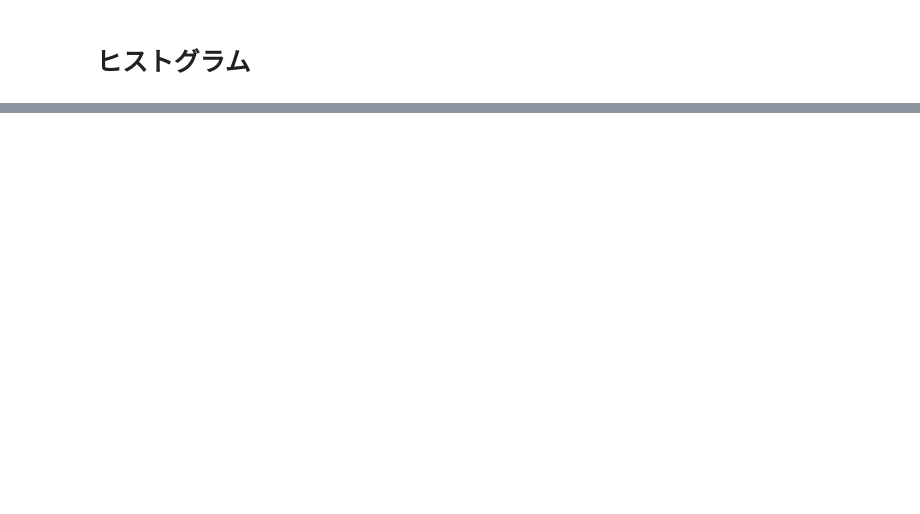
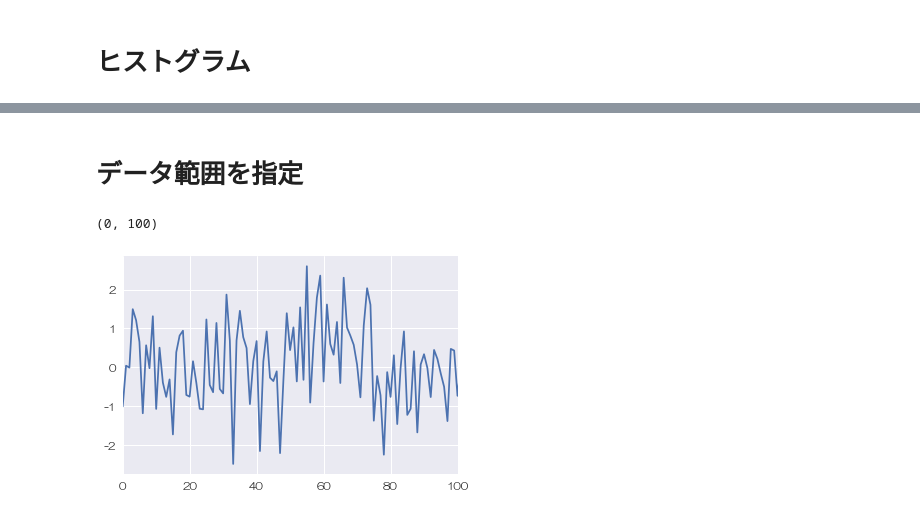
Before and after one commit to kyatasshi/Matplotlib, a Jupyter notebook: Matplotlib.ipynb, the cells around one changed output, grey strips where cells are left out. Saved outputs shown, nothing was run; the diff lists cells and outputs as text; code cells hidden in the pictures; blank space fills up the shorter version.

```diff
--- a/Matplotlib.ipynb
+++ b/Matplotlib.ipynb
@@ -77,0 +88,11 @@ h = ax.hist(x, bins='auto', histtype='step')
+# %% [markdown]
+# データ範囲を指定
+# %%
+x = np.random.randn(120)
+
+fig, ax = plt.subplots()
+ax.plot(x)
+ax.set_xlim(0, 100)
+# %% [output]
+(0, 100)
+[figure, added]
```
Also changed, not shown: parts of 17 cells of this notebook.
